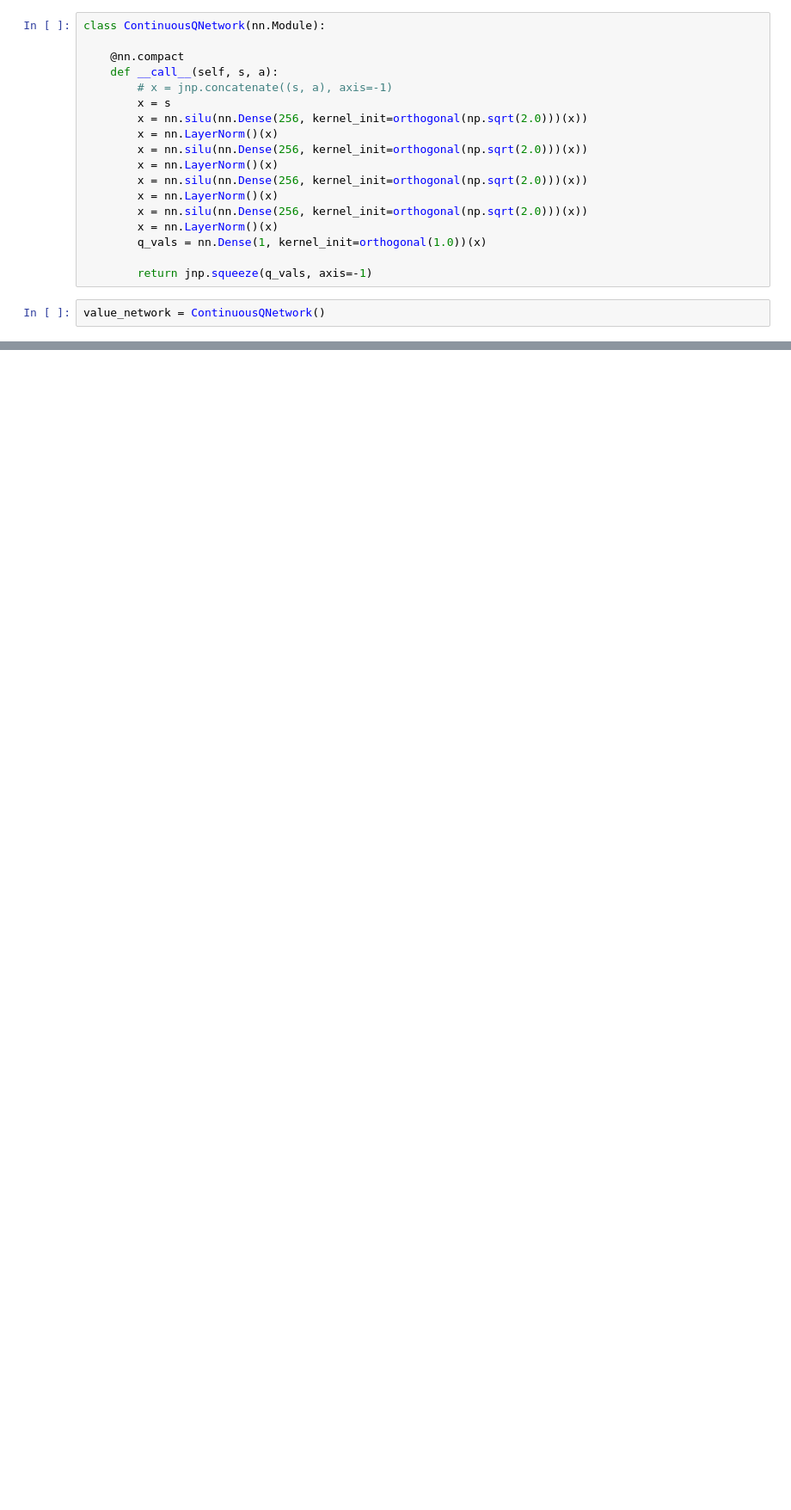
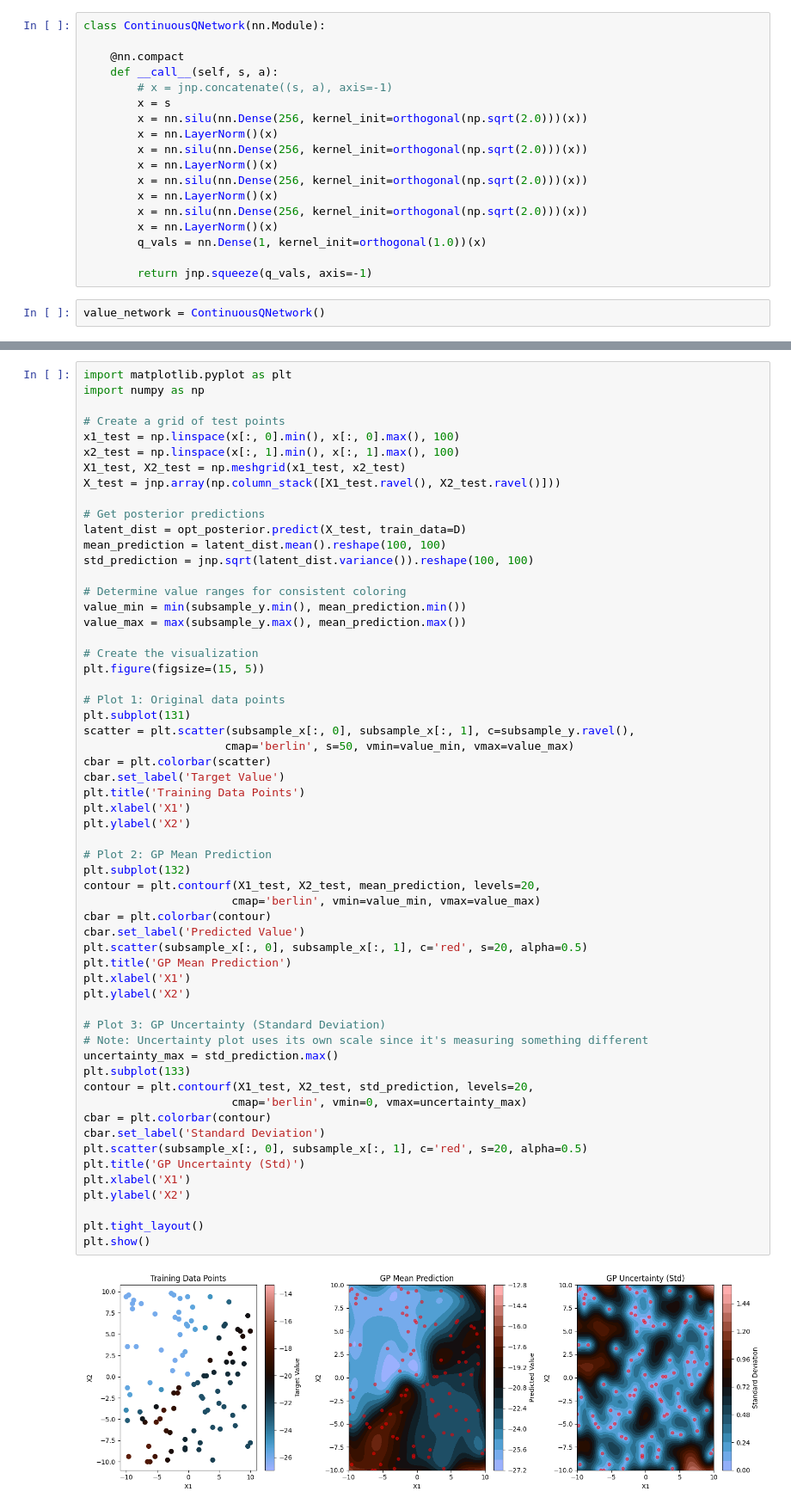
Before and after one commit to JamesR-J/rl_main, a Jupyter notebook: project_name/visualise_value_function.ipynb, the cells around one changed output, grey strips where cells are left out. Shown at 86% size. Saved outputs shown, nothing was run; the diff lists cells and outputs as text; blank space fills up the shorter version.

```diff
--- a/project_name/visualise_value_function.ipynb
+++ b/project_name/visualise_value_function.ipynb
@@ -105,0 +225,60 @@ IndexError: too many indices for array: array is 0-dimensional, but 1 were index
+# %%
+import matplotlib.pyplot as plt
+import numpy as np
+
+# Create a grid of test points
+x1_test = np.linspace(x[:, 0].min(), x[:, 0].max(), 100)
+x2_test = np.linspace(x[:, 1].min(), x[:, 1].max(), 100)
+X1_test, X2_test = np.meshgrid(x1_test, x2_test)
+X_test = jnp.array(np.column_stack([X1_test.ravel(), X2_test.ravel()]))
+
+# Get posterior predictions
+latent_dist = opt_posterior.predict(X_test, train_data=D)
+mean_prediction = latent_dist.mean().reshape(100, 100)
+std_prediction = jnp.sqrt(latent_dist.variance()).reshape(100, 100)
+
+# Determine value ranges for consistent coloring
+value_min = min(subsample_y.min(), mean_prediction.min())
+value_max = max(subsample_y.max(), mean_prediction.max())
+
+# Create the visualization
+plt.figure(figsize=(15, 5))
+
+# Plot 1: Original data points
+plt.subplot(131)
+scatter = plt.scatter(subsample_x[:, 0], subsample_x[:, 1], c=subsample_y.ravel(),
+                     cmap='berlin', s=50, vmin=value_min, vmax=value_max)
+cbar = plt.colorbar(scatter)
+cbar.set_label('Target Value')
+plt.title('Training Data Points')
+plt.xlabel('X1')
+plt.ylabel('X2')
+
+# Plot 2: GP Mean Prediction
+plt.subplot(132)
+contour = plt.contourf(X1_test, X2_test, mean_prediction, levels=20,
+                      cmap='berlin', vmin=value_min, vmax=value_max)
+cbar = plt.colorbar(contour)
+cbar.set_label('Predicted Value')
+plt.scatter(subsample_x[:, 0], subsample_x[:, 1], c='red', s=20, alpha=0.5)
+plt.title('GP Mean Prediction')
+plt.xlabel('X1')
+plt.ylabel('X2')
+
+# Plot 3: GP Uncertainty (Standard Deviation)
+# Note: Uncertainty plot uses its own scale since it's measuring something different
+uncertainty_max = std_prediction.max()
+plt.subplot(133)
+contour = plt.contourf(X1_test, X2_test, std_prediction, levels=20,
+                      cmap='berlin', vmin=0, vmax=uncertainty_max)
+cbar = plt.colorbar(contour)
+cbar.set_label('Standard Deviation')
+plt.scatter(subsample_x[:, 0], subsample_x[:, 1], c='red', s=20, alpha=0.5)
+plt.title('GP Uncertainty (Std)')
+plt.xlabel('X1')
+plt.ylabel('X2')
+
+plt.tight_layout()
+plt.show()
+# %% [output]
+[figure, added]
```
Also changed, not shown: parts of 7 cells of this notebook, 15 other files.
